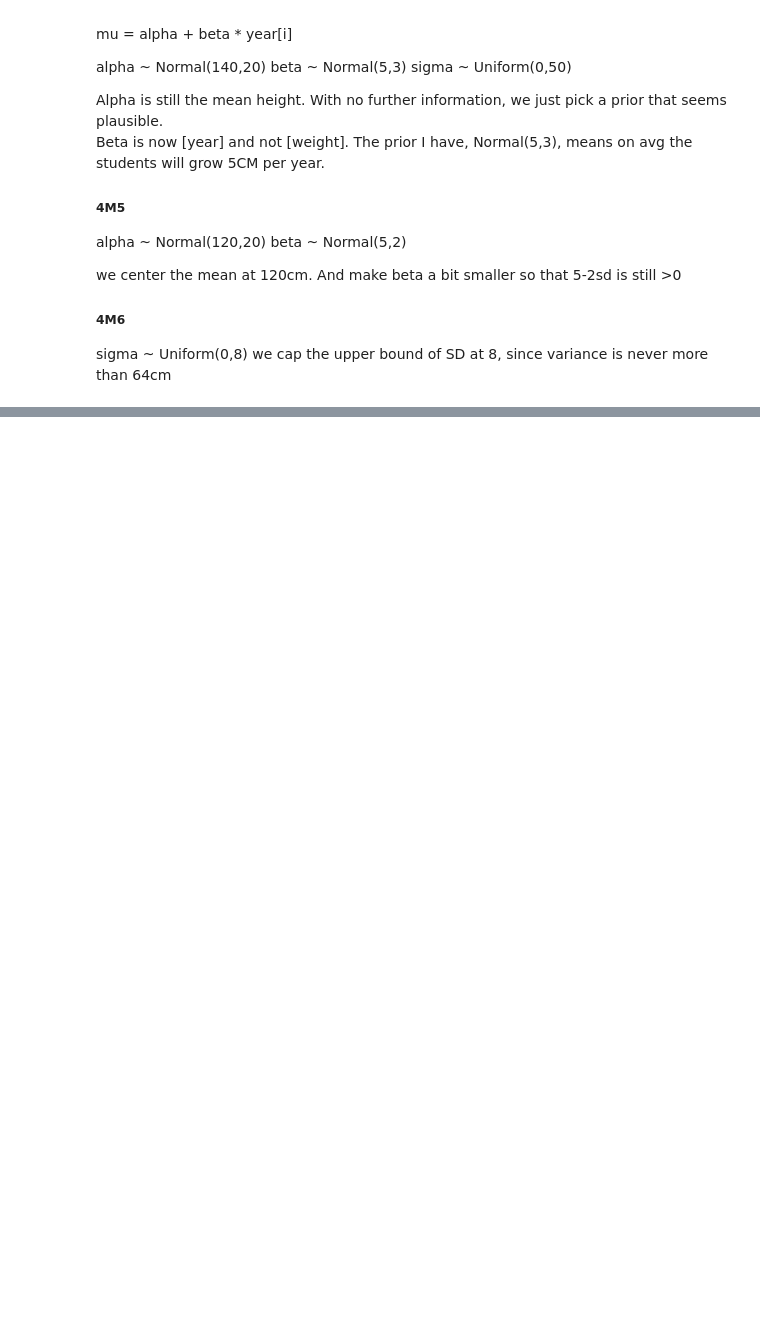
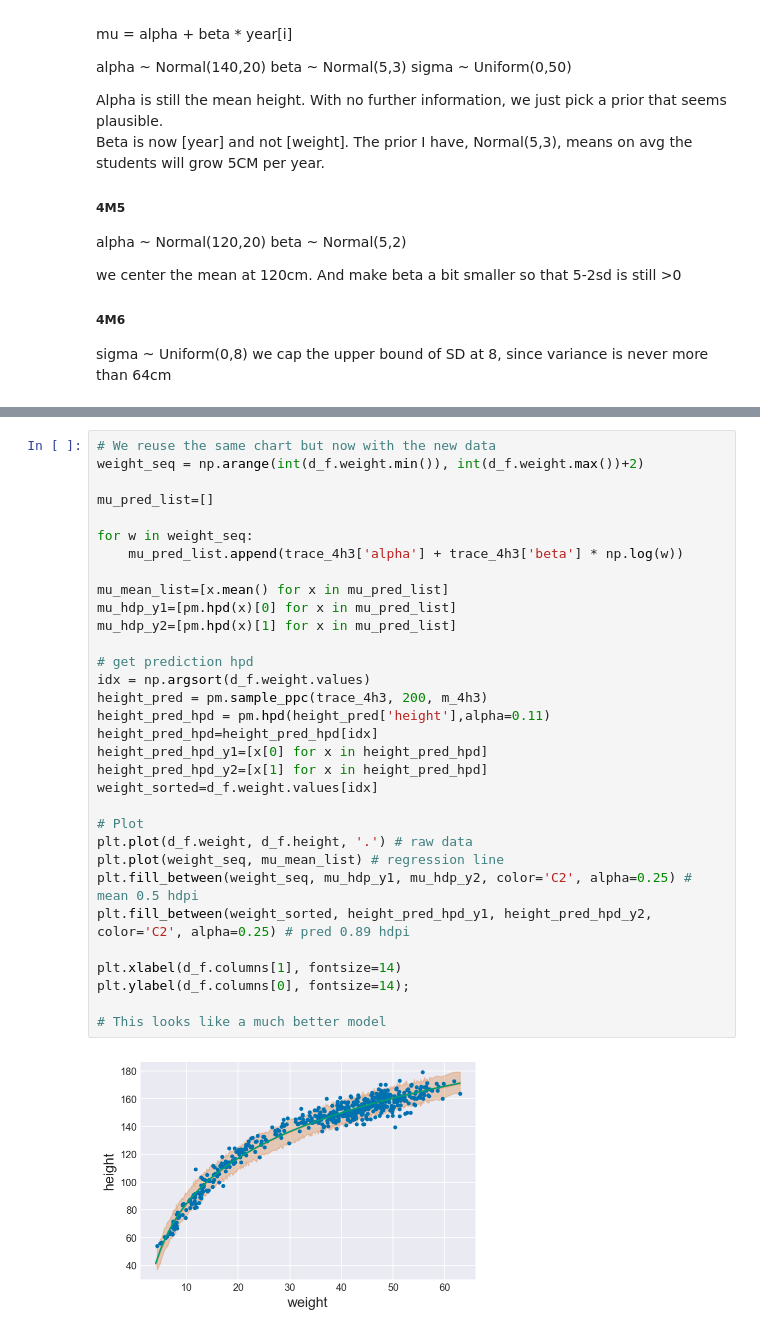
Before and after one commit to yangyu-1/statistical_rethinking_hw_pymc3, a Jupyter notebook: chapter_notebooks/chapter_4.ipynb, the cells around one changed output, grey strips where cells are left out. Saved outputs shown, nothing was run; the diff lists cells and outputs as text; blank space fills up the shorter version.

```diff
--- a/chapter_notebooks/chapter_4.ipynb
+++ b/chapter_notebooks/chapter_4.ipynb
@@ -177,0 +256,34 @@ weight_df
+# %%
+# We reuse the same chart but now with the new data
+weight_seq = np.arange(int(d_f.weight.min()), int(d_f.weight.max())+2)
+
+mu_pred_list=[]
+
+for w in weight_seq:
+    mu_pred_list.append(trace_4h3['alpha'] + trace_4h3['beta'] * np.log(w))
+
+mu_mean_list=[x.mean() for x in mu_pred_list]
+mu_hdp_y1=[pm.hpd(x)[0] for x in mu_pred_list]
+mu_hdp_y2=[pm.hpd(x)[1] for x in mu_pred_list]
+
+# get prediction hpd
+idx = np.argsort(d_f.weight.values)
+height_pred = pm.sample_ppc(trace_4h3, 200, m_4h3)
+height_pred_hpd = pm.hpd(height_pred['height'],alpha=0.11)
+height_pred_hpd=height_pred_hpd[idx]
+height_pred_hpd_y1=[x[0] for x in height_pred_hpd]
+height_pred_hpd_y2=[x[1] for x in height_pred_hpd]
+weight_sorted=d_f.weight.values[idx]
+
+# Plot
+plt.plot(d_f.weight, d_f.height, '.') # raw data
+plt.plot(weight_seq, mu_mean_list) # regression line
+plt.fill_between(weight_seq, mu_hdp_y1, mu_hdp_y2, color='C2', alpha=0.25) # mean 0.5 hdpi
+plt.fill_between(weight_sorted, height_pred_hpd_y1, height_pred_hpd_y2, color='C2', alpha=0.25) # pred 0.89 hdpi
+
+plt.xlabel(d_f.columns[1], fontsize=14)
+plt.ylabel(d_f.columns[0], fontsize=14);
+
+# This looks like a much better model
+# %% [output]
+[figure, added]
```
Also changed, not shown: parts of 11 cells of this notebook.
